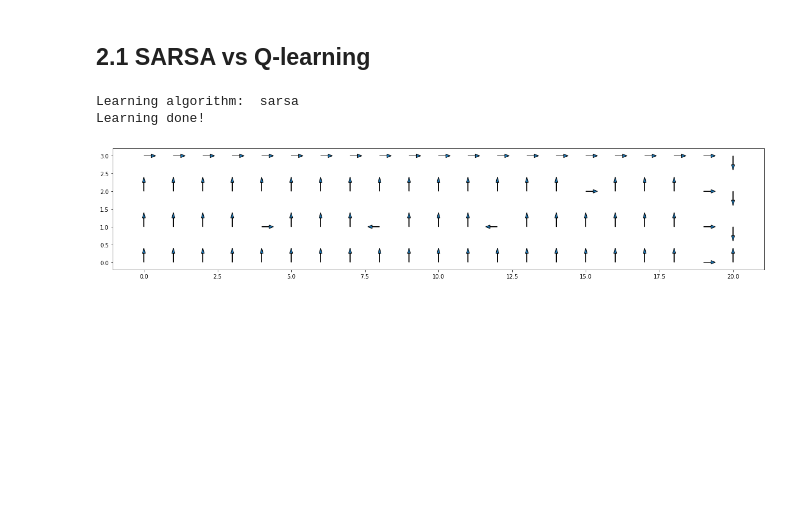
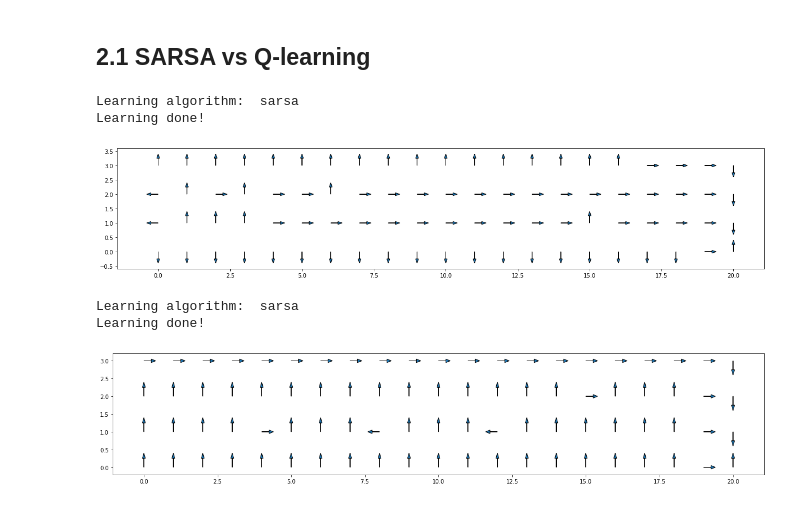
Before and after one commit to AnkurSatya/Multi-agent-systems, a Jupyter notebook: 6/Sarsa_Q-learning.ipynb, the cells around one changed output. Drawn from its saved outputs; the diff is of its cells as text; code cells hidden in the pictures; blank space fills up the shorter version.

Commit message:
added problem  2 images

```diff
--- a/6/Sarsa_Q-learning.ipynb
+++ b/6/Sarsa_Q-learning.ipynb
@@ -287,0 +247,14 @@ plt.savefig("./images/cliff_walk_q_learning_policy_{}.jpg".format(epsilon), bbox
+# %%
+params["epsilon"] = 0.1
+params["num_episodes"] = 10**4
+params["alpha"] = 0.5
+learning_method="sarsa"
+
+final_sarsa_grid, sarsa_rewards = get_trained_policy(params, learning_method)
+
+plot_policy(scale, final_sarsa_grid)
+plt.savefig("./images/cliff_walk_sarsa_policy_{}_new.jpg".format(params["epsilon"]), bbox_inches="tight")
+# %% [output]
+Learning algorithm:  sarsa
+Learning done!
+[figure, added]
```
Also changed, not shown: parts of 12 cells of this notebook, 14 other files.
